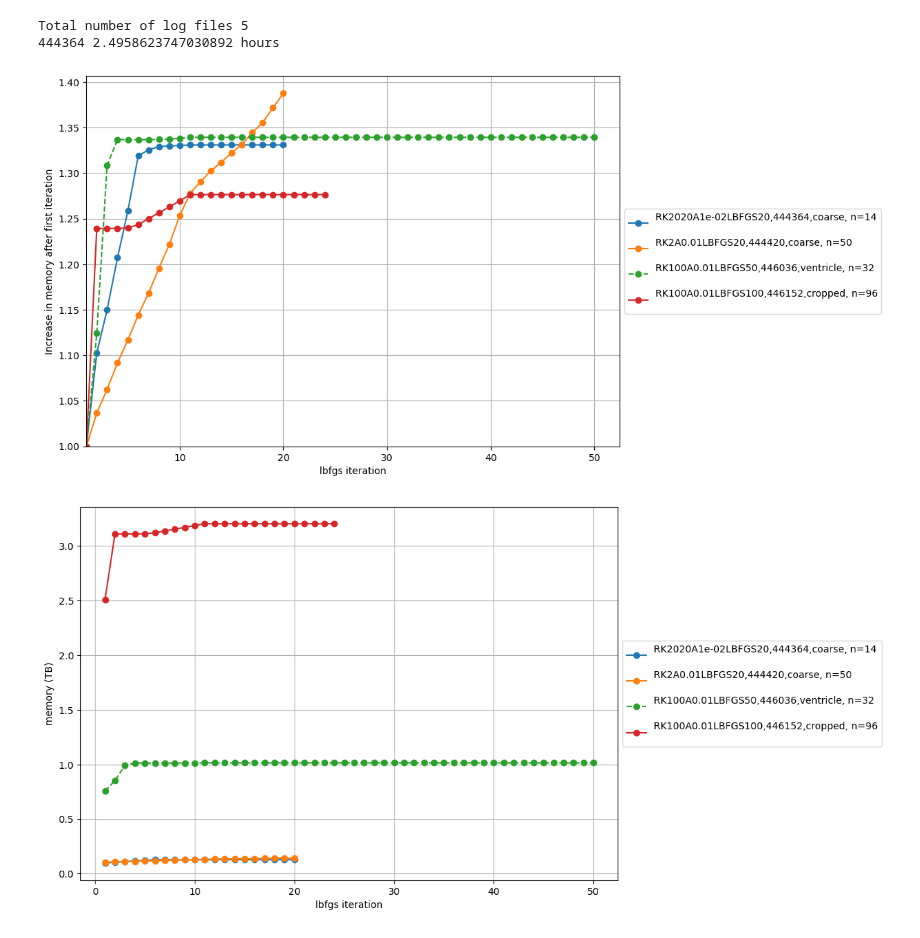
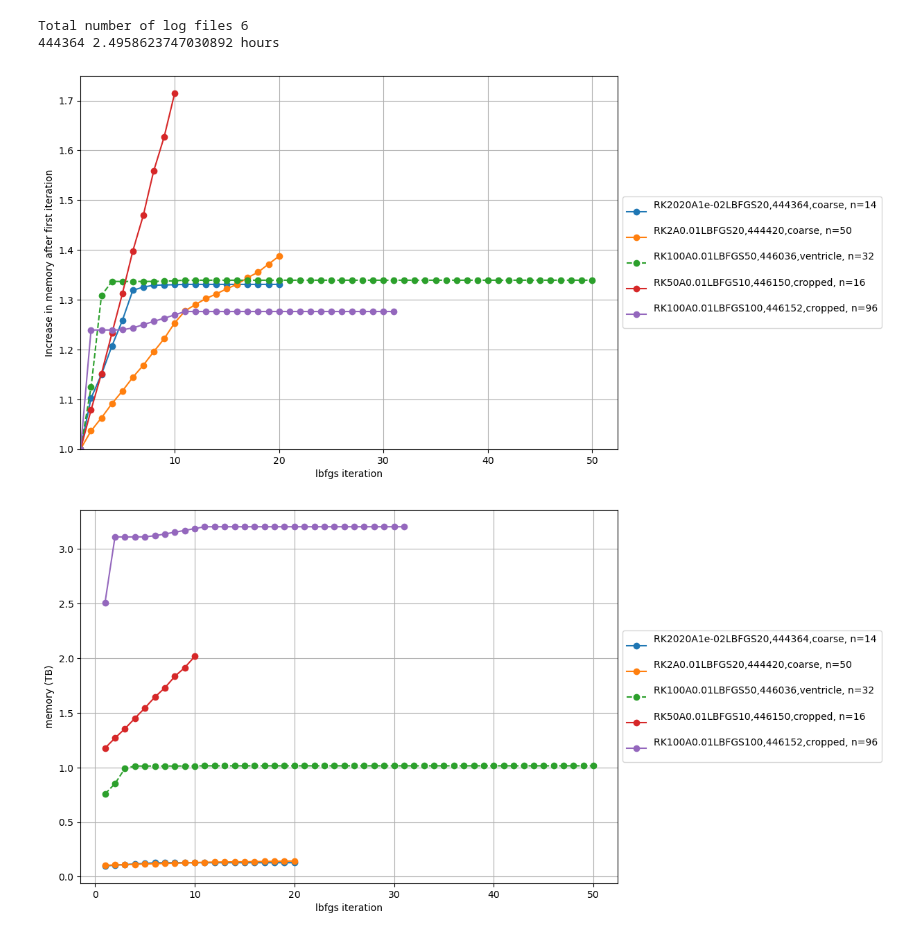
Before and after one commit to JohannesHaubner/mapMRI, a Jupyter notebook: examples/debugging/mem.ipynb, the cells around one changed output. Drawn from its saved outputs; the diff is of its cells as text; code cells hidden in the pictures.

```diff
--- a/examples/debugging/mem.ipynb
+++ b/examples/debugging/mem.ipynb
@@ -31,7 +31,7 @@ slurmids = [444364,
             # 446059, 446034, 446058,
             446036,
             446145,
-            446152
+            446152, 446150
 ]
 
 
@@ -133,36 +133,36 @@ for slurmid in sorted(slurmids):
 
     label += ", n=" + str(ntasks)
 
     label = label.replace("RK", "RK"+str(int(hyperparameters["max_timesteps"])))
 
     line = plt.plot(mema[:,0], mema[:,1], marker=marker, linestyle=linestyle, color=color,
             label=label,
             )
 
     color = line[-1].get_color()
     ax2.plot(mema[:,0], mema[:,1] / fac2, marker=marker, linestyle=linestyle, color=color, label=label,)
 
 
 
 plt.xlabel("lbfgs iteration")
 ax2.set_xlabel("lbfgs iteration")
 ax.set_ylabel("memory (TB)")
 ax2.set_xlim(1, None)
 ax2.set_ylim(1, None)
 ax2.set_ylabel("Increase in memory after first iteration")
 # ax2.set_xlim(1, None)
 # plt.xlim(1, None)
 # plt.xticks(list(range(1, int(plt.gca().get_xlim()[1]))))
 ax.grid()
 ax2.grid()
 ax.legend(loc='center left', bbox_to_anchor=(1, 0.5))
 ax2.legend(loc='center left', bbox_to_anchor=(1, 0.5))
 plt.show()
 # %% [output]
-Total number of log files 5
+Total number of log files 6
 444364 2.4958623747030892 hours
-[figure, old version]
+[figure, new version]
-[figure, old version]
+[figure, new version]
 # %%
 
 for slurmid in range(440221, 440674):
```
Also changed, not shown: 1 other file.
